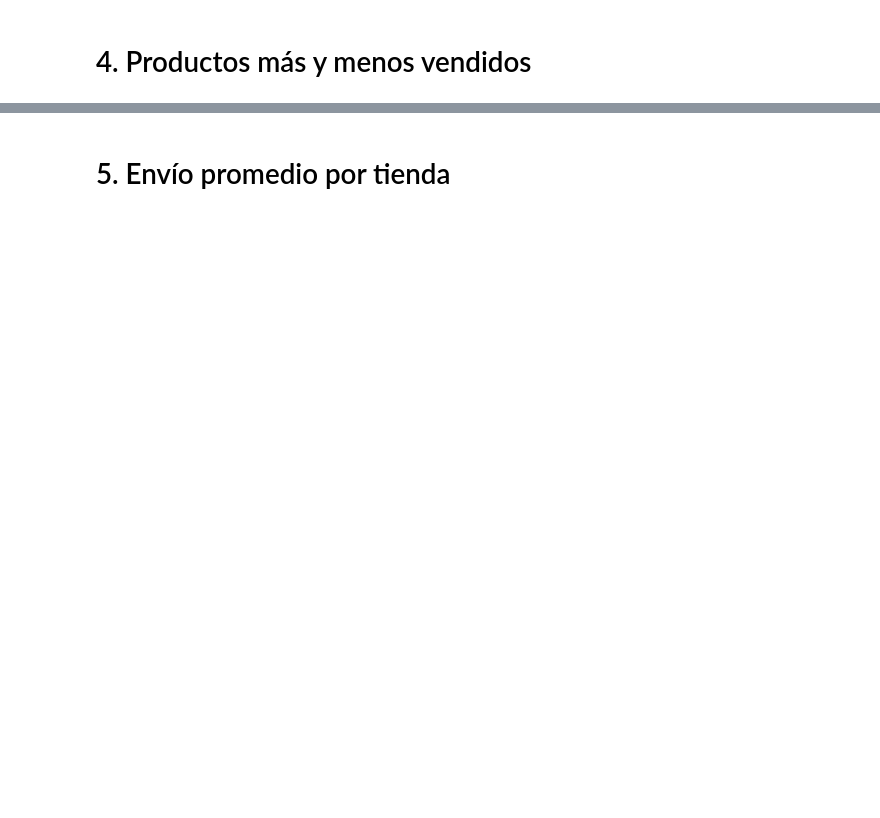
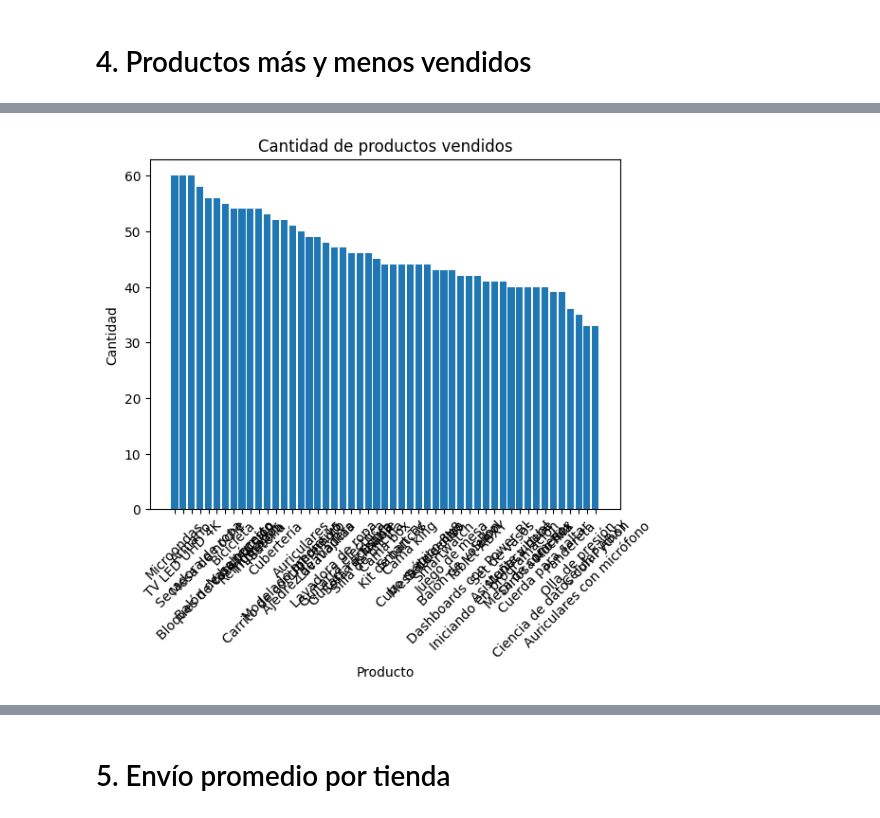
Before and after one commit to Nico2423/Proyectos, a Jupyter notebook: AluraStoreLatam.ipynb, the cells around one changed output, grey strips where cells are left out. Saved outputs shown, nothing was run; the diff lists cells and outputs as text; code cells hidden in the pictures; blank space fills up the shorter version.

```diff
--- a/AluraStoreLatam.ipynb
+++ b/AluraStoreLatam.ipynb
@@ -193,2 +250,6 @@ memory usage: 221.2+ KB
 # %% [markdown]
 # 4. Productos más y menos vendidos
+# %%
+productos1= tienda['Producto'].value_counts()
+productos1= pd.DataFrame(productos1)
+productos1
@@ -194,0 +275,9 @@ memory usage: 221.2+ KB
+# %%
+plt.bar(productos1.index, productos1['count'])  # Usamos productos1.index como etiquetas
+plt.xlabel("Producto")
+plt.ylabel("Cantidad")
+plt.title("Cantidad de productos vendidos")
+plt.xticks(rotation=45)  # Inclina los nombres para mejor lectura
+plt.show()
+# %% [output]
+[figure, added]
```
Also changed, not shown: parts of 27 cells of this notebook.
